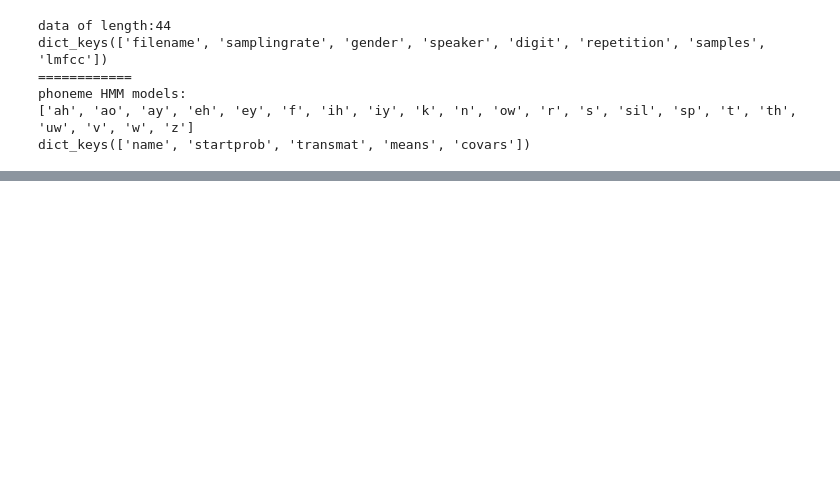
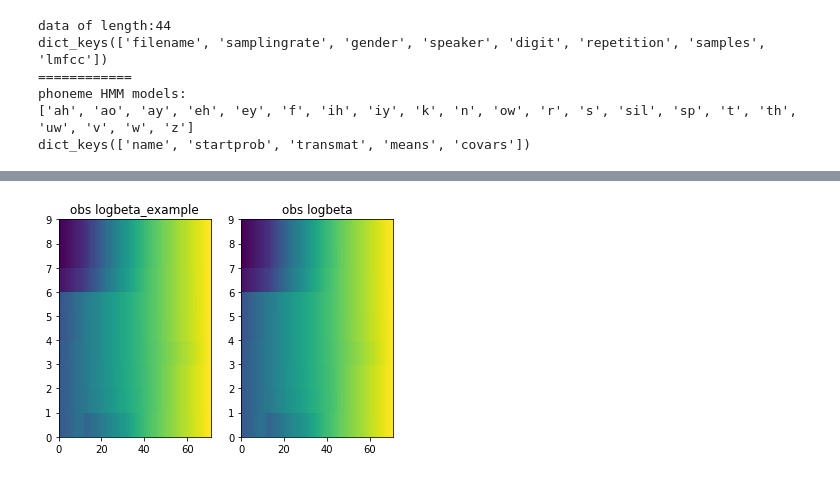
Before and after one commit to Yuhu-kth/Speech-Speaker-Recognition, a Jupyter notebook: lab2/dt2119_lab2_2020-04-13/lab2.ipynb, the cells around one changed output, grey strips where cells are left out. Cells and saved outputs as stored; diff of their text form; code cells hidden in the pictures; blank space fills up the shorter version.

```diff
--- a/lab2/dt2119_lab2_2020-04-13/lab2.ipynb
+++ b/lab2/dt2119_lab2_2020-04-13/lab2.ipynb
@@ -78,0 +110,10 @@ Pi:
+# %%
+logbeta=backward(obsloglik,logPi,logA)
+fig, ax = plt.subplots(ncols=2)
+ax[0].pcolormesh(logbeta_ex.T)
+ax[0].set_title('obs logbeta_example')
+ax[1].set_title('obs logbeta')
+ax[1].pcolormesh(logbeta.T)
+plt.show()
+# %% [output]
+[figure, added]
```
Also changed, not shown: parts of 7 cells of this notebook, 1 other file.
